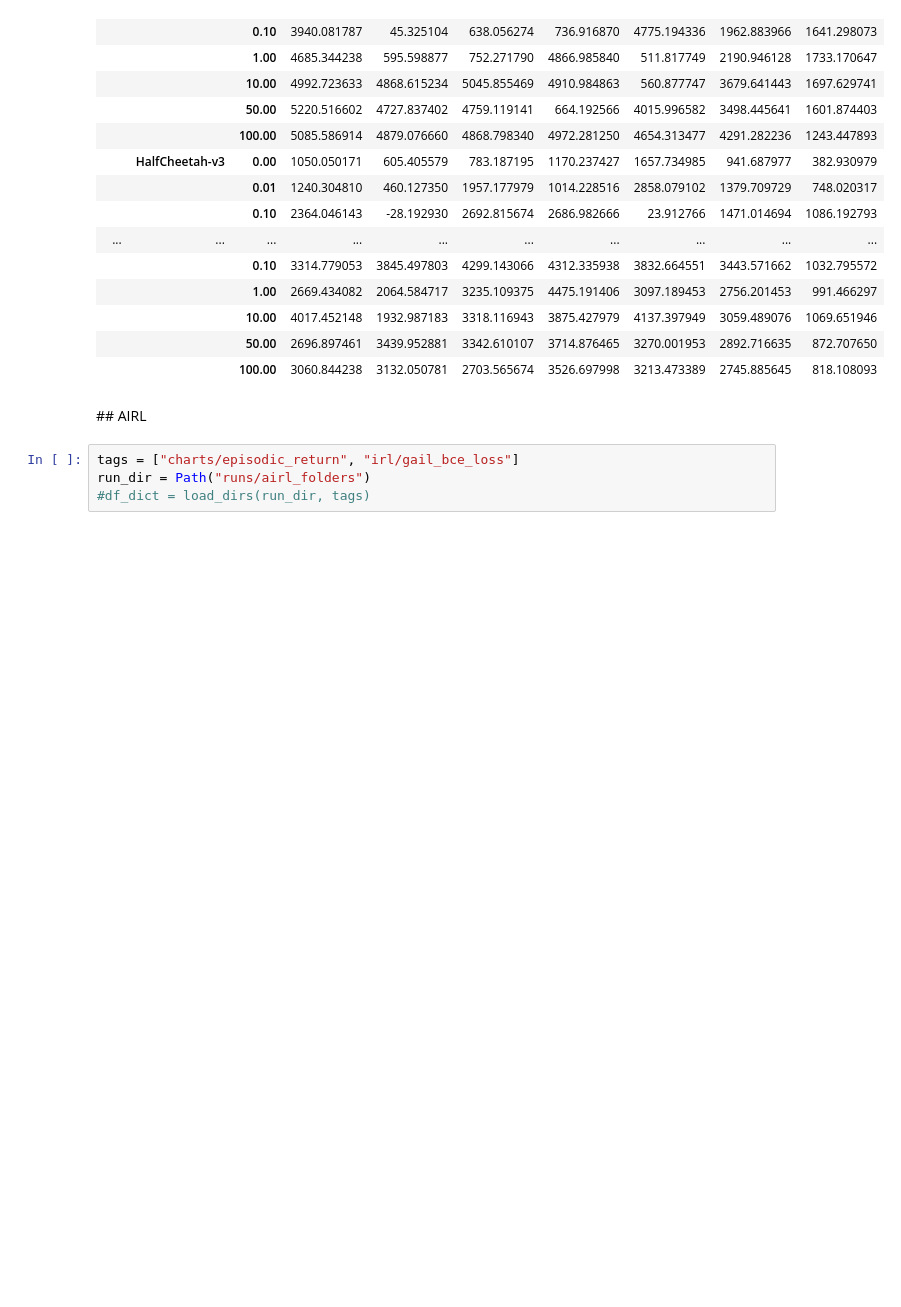
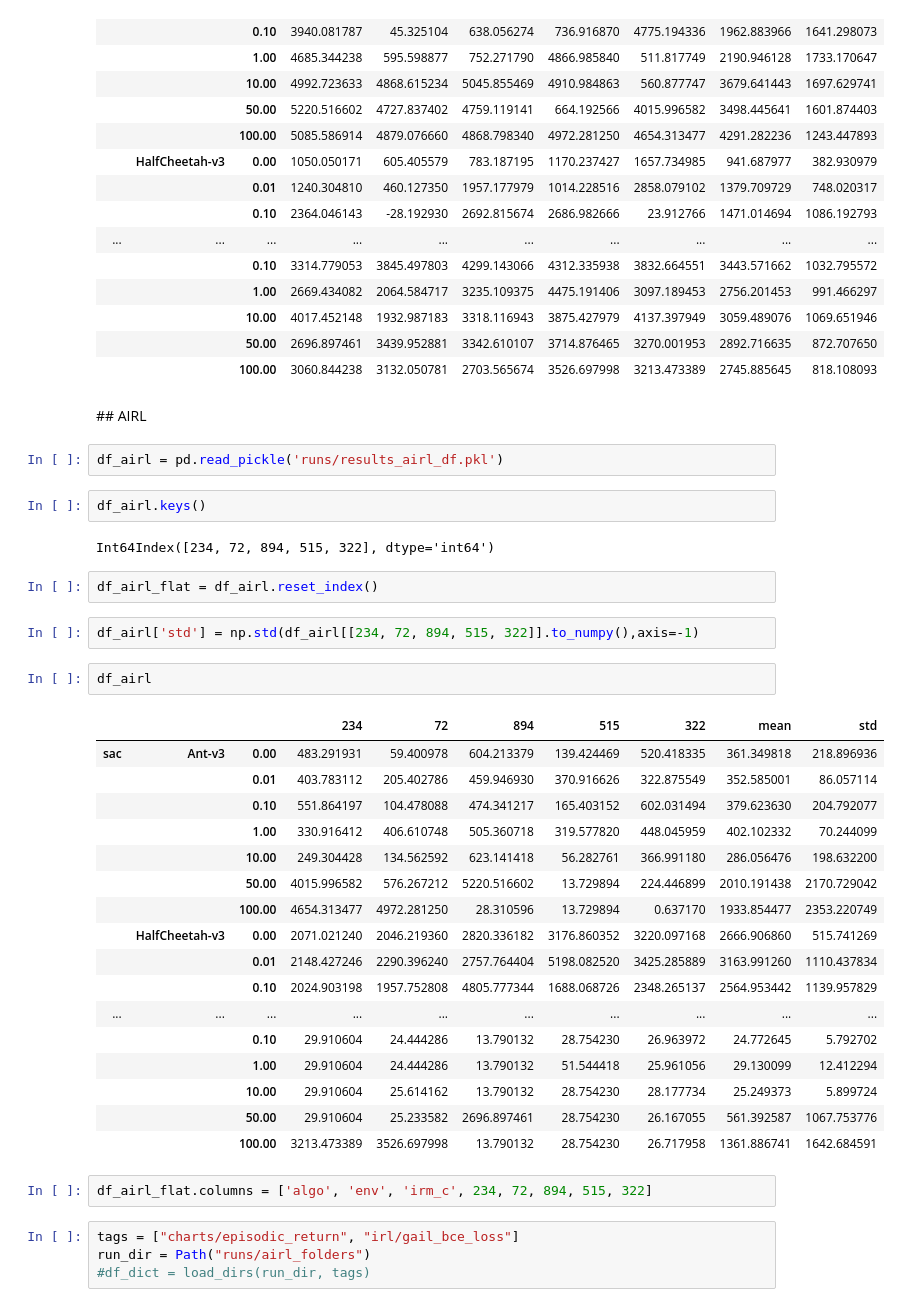
Before and after one commit to iov9000/cleanrl, a Jupyter notebook: cleanrl/load_results.ipynb, the cells around one changed output. Saved outputs shown, nothing was run; the diff lists cells and outputs as text; blank space fills up the shorter version.

```diff
--- a/cleanrl/load_results.ipynb
+++ b/cleanrl/load_results.ipynb
@@ -382,6 +382,38 @@ pd.read_pickle('runs/results_gail_df.pkl')
 |  |  | 100.00 | 3060.844238 | 3132.050781 | 2703.565674 | 3526.697998 | 3213.473389 | 2745.885645 | 818.108093 |
 # %% [markdown]
 ## AIRL
+# %%
+df_airl = pd.read_pickle('runs/results_airl_df.pkl')
+# %%
+df_airl.keys()
+# %% [output]
+Int64Index([234, 72, 894, 515, 322], dtype='int64')
+# %%
+df_airl_flat = df_airl.reset_index()
+# %%
+df_airl['std'] = np.std(df_airl[[234, 72, 894, 515, 322]].to_numpy(),axis=-1)
+# %%
+df_airl
+# %% [output]
+|  |  |  | 234 | 72 | 894 | 515 | 322 | mean | std |
+| sac | Ant-v3 | 0.00 | 483.291931 | 59.400978 | 604.213379 | 139.424469 | 520.418335 | 361.349818 | 218.896936 |
+|  |  | 0.01 | 403.783112 | 205.402786 | 459.946930 | 370.916626 | 322.875549 | 352.585001 | 86.057114 |
+|  |  | 0.10 | 551.864197 | 104.478088 | 474.341217 | 165.403152 | 602.031494 | 379.623630 | 204.792077 |
+|  |  | 1.00 | 330.916412 | 406.610748 | 505.360718 | 319.577820 | 448.045959 | 402.102332 | 70.244099 |
+|  |  | 10.00 | 249.304428 | 134.562592 | 623.141418 | 56.282761 | 366.991180 | 286.056476 | 198.632200 |
+|  |  | 50.00 | 4015.996582 | 576.267212 | 5220.516602 | 13.729894 | 224.446899 | 2010.191438 | 2170.729042 |
+|  |  | 100.00 | 4654.313477 | 4972.281250 | 28.310596 | 13.729894 | 0.637170 | 1933.854477 | 2353.220749 |
+|  | HalfCheetah-v3 | 0.00 | 2071.021240 | 2046.219360 | 2820.336182 | 3176.860352 | 3220.097168 | 2666.906860 | 515.741269 |
+|  |  | 0.01 | 2148.427246 | 2290.396240 | 2757.764404 | 5198.082520 | 3425.285889 | 3163.991260 | 1110.437834 |
+|  |  | 0.10 | 2024.903198 | 1957.752808 | 4805.777344 | 1688.068726 | 2348.265137 | 2564.953442 | 1139.957829 |
+| ... | ... | ... | ... | ... | ... | ... | ... | ... | ... |
+|  |  | 0.10 | 29.910604 | 24.444286 | 13.790132 | 28.754230 | 26.963972 | 24.772645 | 5.792702 |
+|  |  | 1.00 | 29.910604 | 24.444286 | 13.790132 | 51.544418 | 25.961056 | 29.130099 | 12.412294 |
+|  |  | 10.00 | 29.910604 | 25.614162 | 13.790132 | 28.754230 | 28.177734 | 25.249373 | 5.899724 |
+|  |  | 50.00 | 29.910604 | 25.233582 | 2696.897461 | 28.754230 | 26.167055 | 561.392587 | 1067.753776 |
+|  |  | 100.00 | 3213.473389 | 3526.697998 | 13.790132 | 28.754230 | 26.717958 | 1361.886741 | 1642.684591 |
+# %%
+df_airl_flat.columns = ['algo', 'env', 'irm_c', 234, 72, 894, 515, 322]
 # %%
 tags = ["charts/episodic_return", "irl/gail_bce_loss"]
 run_dir = Path("runs/airl_folders")
```
Also changed, not shown: 12 other files.
